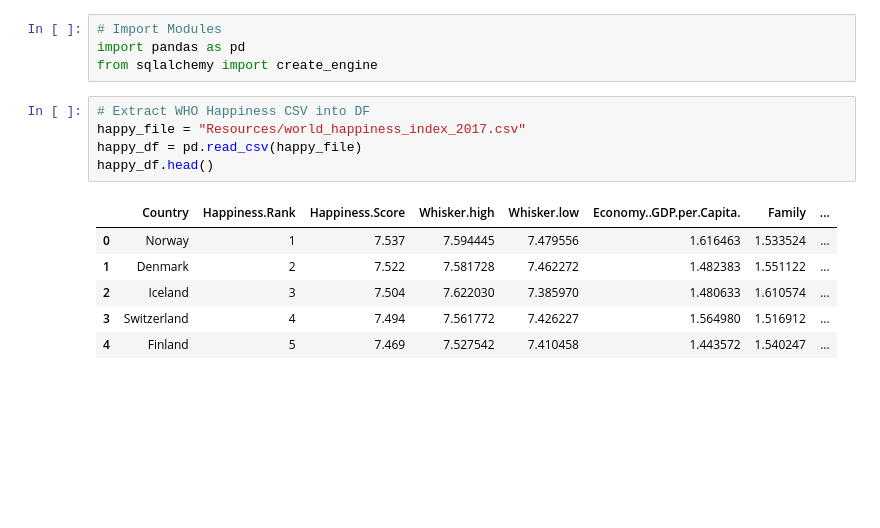
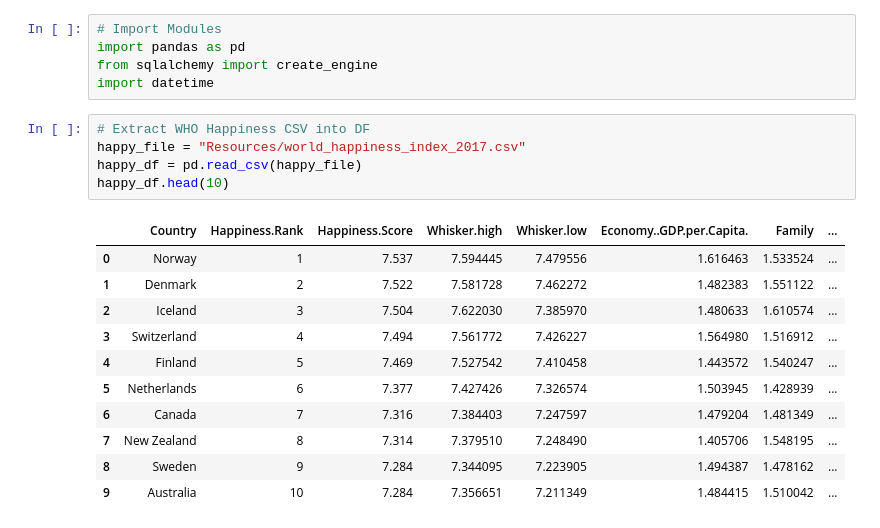
Before and after one commit to DanZanoria/ETL-Project, a Jupyter notebook: Working-File-Jupyter-Notebook-ETL.ipynb, the cells around one changed output. Saved outputs shown, nothing was run; the diff lists cells and outputs as text; blank space fills up the shorter version.

```diff
--- a/Working-File-Jupyter-Notebook-ETL.ipynb
+++ b/Working-File-Jupyter-Notebook-ETL.ipynb
@@ -2,16 +2,22 @@
 # Import Modules
 import pandas as pd
 from sqlalchemy import create_engine
+import datetime
 # %%
 # Extract WHO Happiness CSV into DF
 happy_file = "Resources/world_happiness_index_2017.csv"
 happy_df = pd.read_csv(happy_file)
-happy_df.head()
+happy_df.head(10)
 # %% [output]
 |  | Country | Happiness.Rank | Happiness.Score | Whisker.high | Whisker.low | Economy..GDP.per.Capita. | Family | ... |
 | 0 | Norway | 1 | 7.537 | 7.594445 | 7.479556 | 1.616463 | 1.533524 | ... |
 | 1 | Denmark | 2 | 7.522 | 7.581728 | 7.462272 | 1.482383 | 1.551122 | ... |
 | 2 | Iceland | 3 | 7.504 | 7.622030 | 7.385970 | 1.480633 | 1.610574 | ... |
 | 3 | Switzerland | 4 | 7.494 | 7.561772 | 7.426227 | 1.564980 | 1.516912 | ... |
 | 4 | Finland | 5 | 7.469 | 7.527542 | 7.410458 | 1.443572 | 1.540247 | ... |
+| 5 | Netherlands | 6 | 7.377 | 7.427426 | 7.326574 | 1.503945 | 1.428939 | ... |
+| 6 | Canada | 7 | 7.316 | 7.384403 | 7.247597 | 1.479204 | 1.481349 | ... |
+| 7 | New Zealand | 8 | 7.314 | 7.379510 | 7.248490 | 1.405706 | 1.548195 | ... |
+| 8 | Sweden | 9 | 7.284 | 7.344095 | 7.223905 | 1.494387 | 1.478162 | ... |
+| 9 | Australia | 10 | 7.284 | 7.356651 | 7.211349 | 1.484415 | 1.510042 | ... |
 # %%
```
Also changed, not shown: parts of 5 cells of this notebook.
